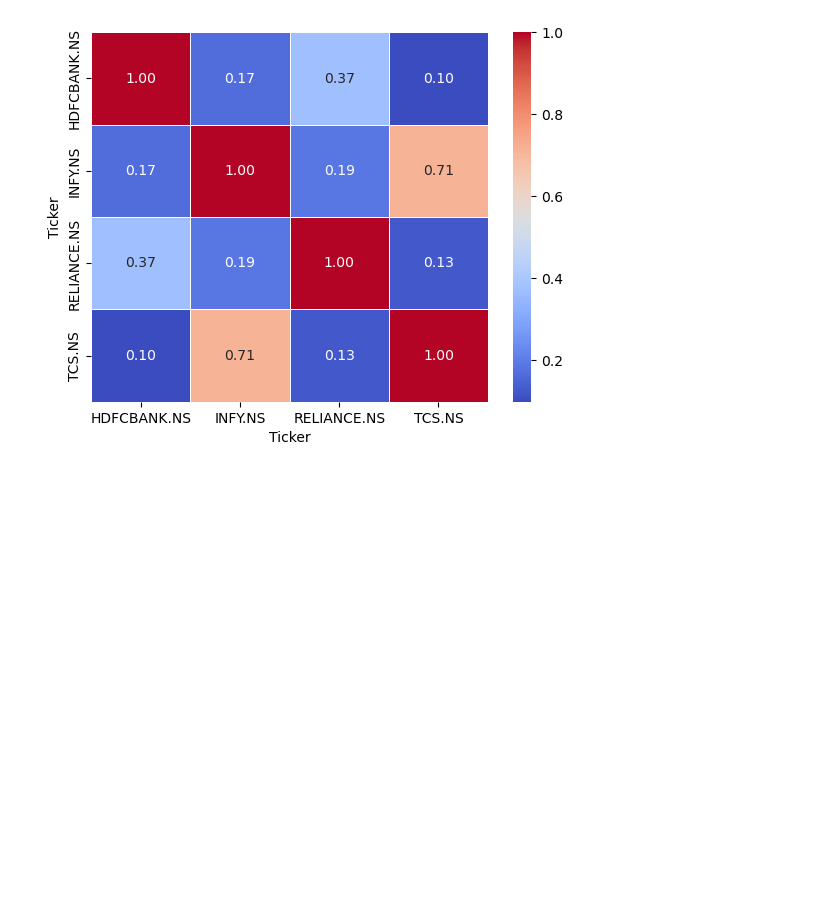
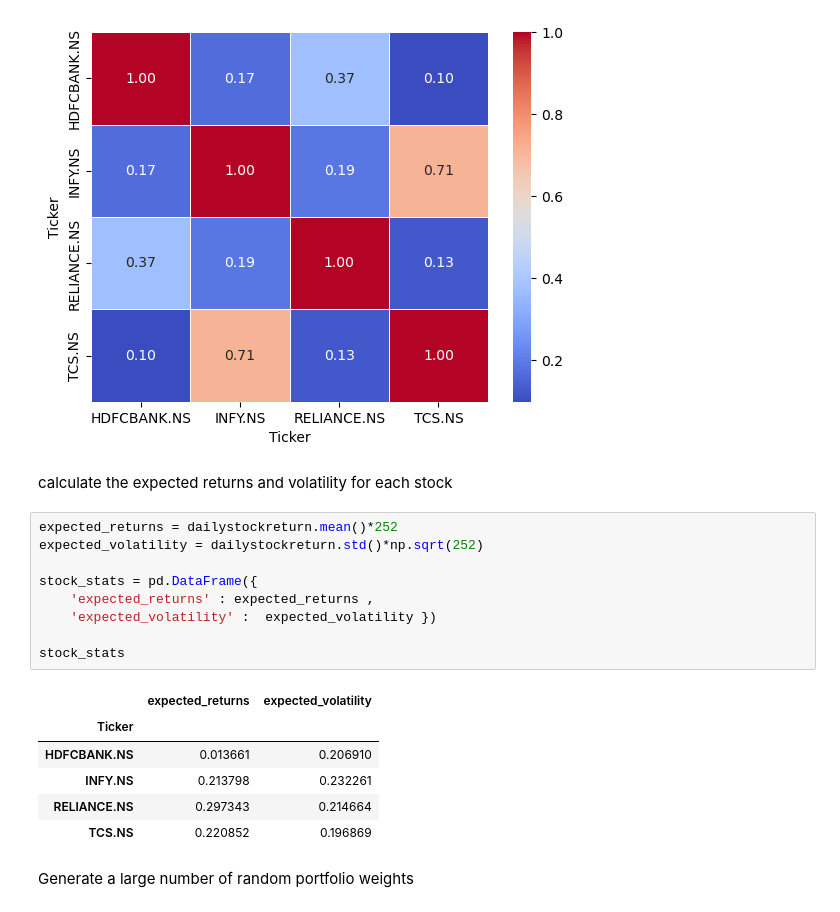
Before and after one commit to jagadabhijaswanth/Stock-Market-Portfolio-Optimization, a Jupyter notebook: Stock-Market-Portfolio-Optimization.ipynb, the cells around one changed output. Saved outputs shown, nothing was run; the diff lists cells and outputs as text; blank space fills up the shorter version.

```diff
--- a/Stock-Market-Portfolio-Optimization.ipynb
+++ b/Stock-Market-Portfolio-Optimization.ipynb
@@ -265,3 +265,23 @@ sns.heatmap(corrmatrix,annot=True, cmap='coolwarm', linewidths=.5, fmt='.2f', an
 # %% [output]
 <Axes: xlabel='Ticker', ylabel='Ticker'>
 [figure]
+# %% [markdown]
+calculate the expected returns and volatility for each stock
+# %%
+expected_returns = dailystockreturn.mean()*252
+expected_volatility = dailystockreturn.std()*np.sqrt(252)
+
+stock_stats = pd.DataFrame({
+    'expected_returns' : expected_returns ,
+    'expected_volatility' :  expected_volatility })
+
+stock_stats
+# %% [output]
+|  | expected_returns | expected_volatility |
+| Ticker |  |  |
+| HDFCBANK.NS | 0.013661 | 0.206910 |
+| INFY.NS | 0.213798 | 0.232261 |
+| RELIANCE.NS | 0.297343 | 0.214664 |
+| TCS.NS | 0.220852 | 0.196869 |
+# %% [markdown]
+Generate a large number of random portfolio weights
```
Also changed, not shown: parts of 4 cells of this notebook.
